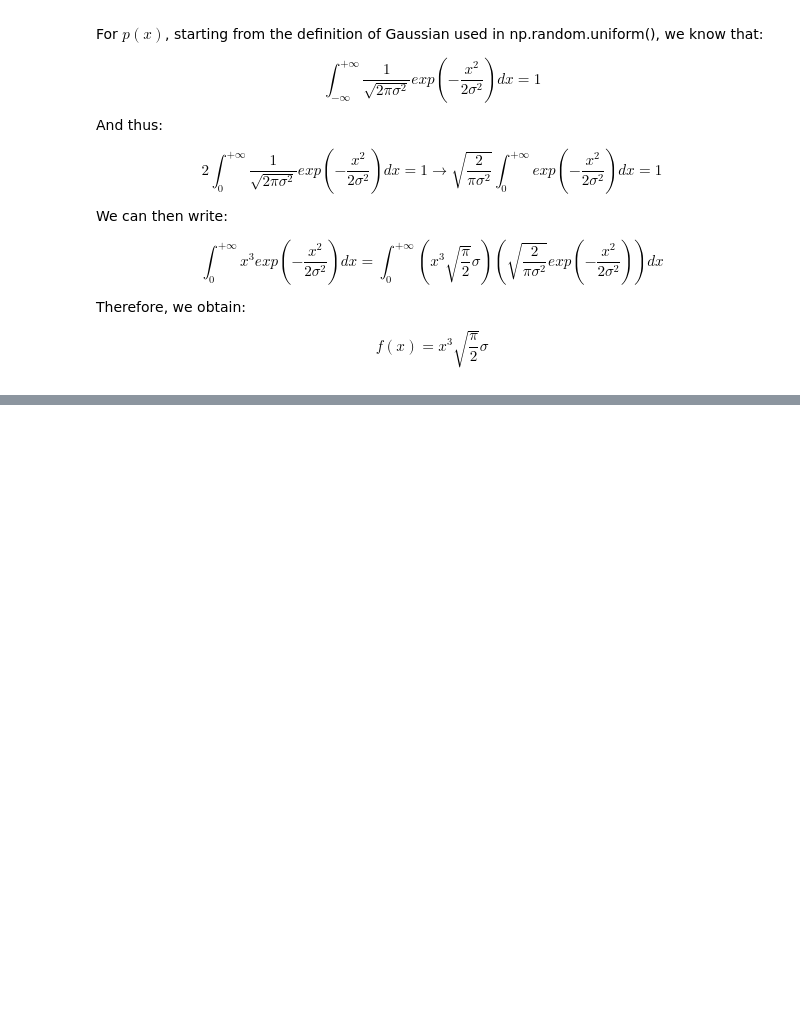
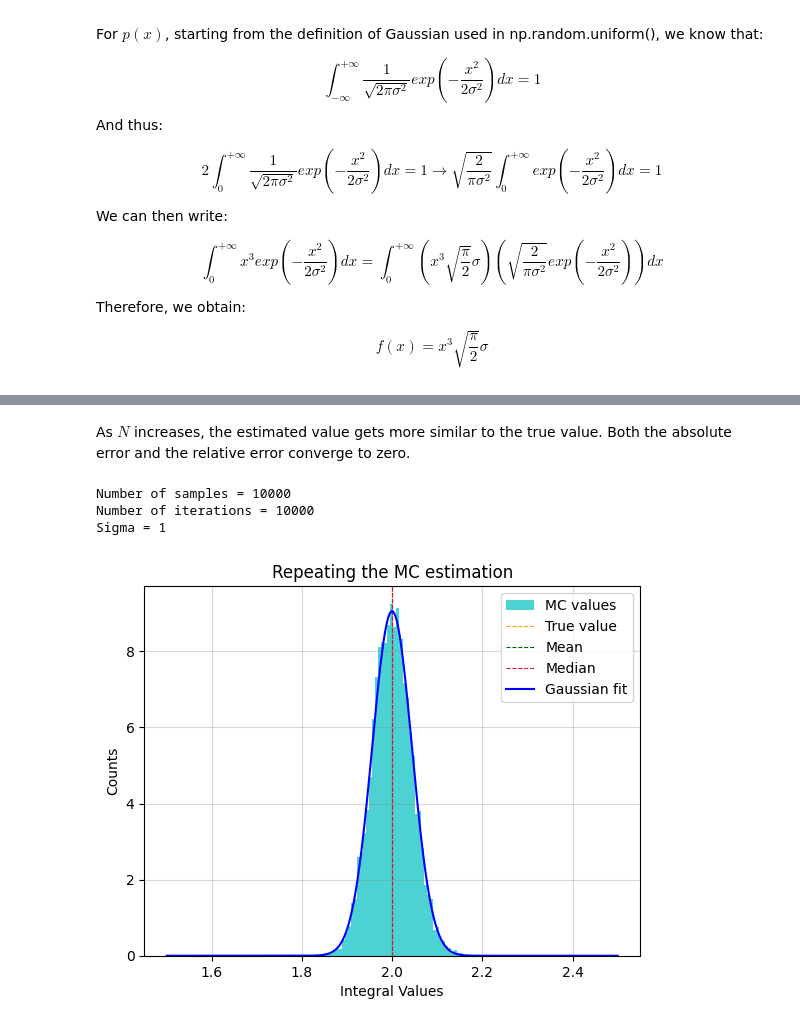
Before and after one commit to Alice-Palladino/astrostatistics_bicocca_2024, a Jupyter notebook: working/L03 - A gaussian integral.ipynb, the cells around one changed output, grey strips where cells are left out. Saved outputs shown, nothing was run; the diff lists cells and outputs as text; code cells hidden in the pictures; blank space fills up the shorter version.

```diff
--- a/working/L03 - A gaussian integral.ipynb
+++ b/working/L03 - A gaussian integral.ipynb
@@ -55,0 +195,43 @@ True value: 0.125
+# %% [markdown]
+As $N$ increases, the estimated value gets more similar to the true value. Both the absolute error and the relative error converge to zero.
+# %%
+# Fixed sigma, fixed N, repeat the result many times
+import scipy.stats
+
+N = 10000     # Number of samples
+M = 10000     # Number of MC values
+sigma = 1
+
+print('Number of samples = ' + str(N))
+print('Number of iterations = ' + str(M))
+print('Sigma = ' + str(sigma) + '\n')
+
+integral = np.empty(M)
+true_value = 2*sigma**4
+
+for i in np.arange(M):
+    integral[i] = np.mean(Funcf(0, sigma, N))
+
+# Using evenly spaced x ticks to get a feeling of the errors, NOT TO SCALE
+
+plt.hist(integral, bins=50, density=True, color = 'c', alpha = 0.7, histtype = 'stepfilled', label = 'MC values')
+plt.axvline(true_value, lw = 0.8, ls = 'dashed', c = 'orange', label = 'True value')
+plt.axvline(np.mean(integral), lw = 0.8, ls = 'dashed', c = 'darkgreen', label = 'Mean')
+plt.axvline(np.median(integral), lw = 0.8, ls = 'dashed', c = 'crimson', label = 'Median')
+
+# Plotting the Gaussian:
+gauss = scipy.stats.norm(loc=np.mean(integral), scale=np.std(integral))
+x = np.linspace(1.5,2.5,1000)
+plt.plot(x, gauss.pdf(x), c = 'blue', label='Gaussian fit')
+
+plt.xlabel('Integral Values')
+plt.ylabel('Counts')
+plt.title('Repeating the MC estimation')
+plt.grid(c='grey', alpha = 0.3)
+plt.legend()
+plt.show()
+# %% [output]
+Number of samples = 10000
+Number of iterations = 10000
+Sigma = 1
+[figure, added]
```
Also changed, not shown: parts of 5 cells of this notebook.
